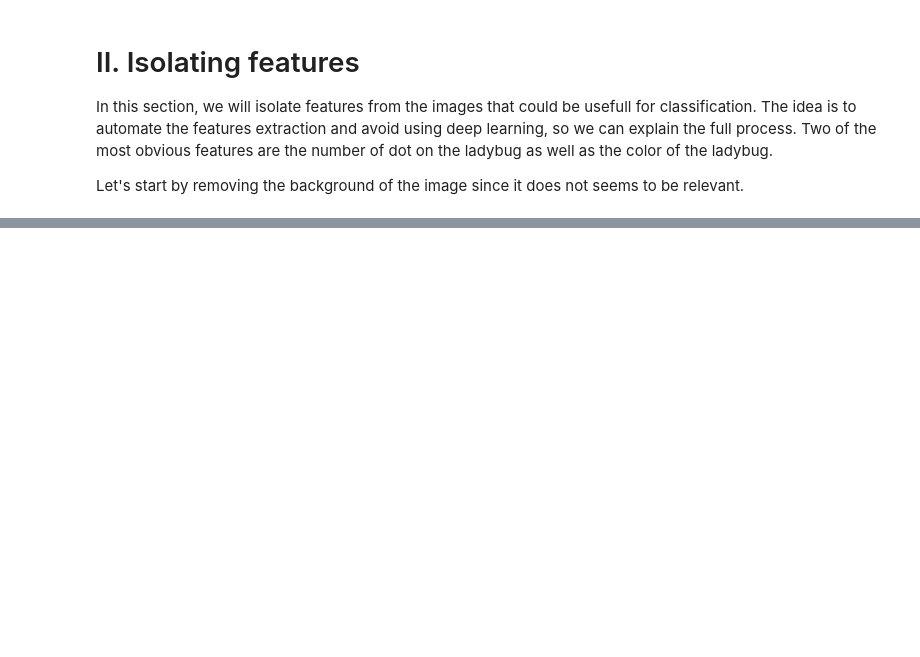
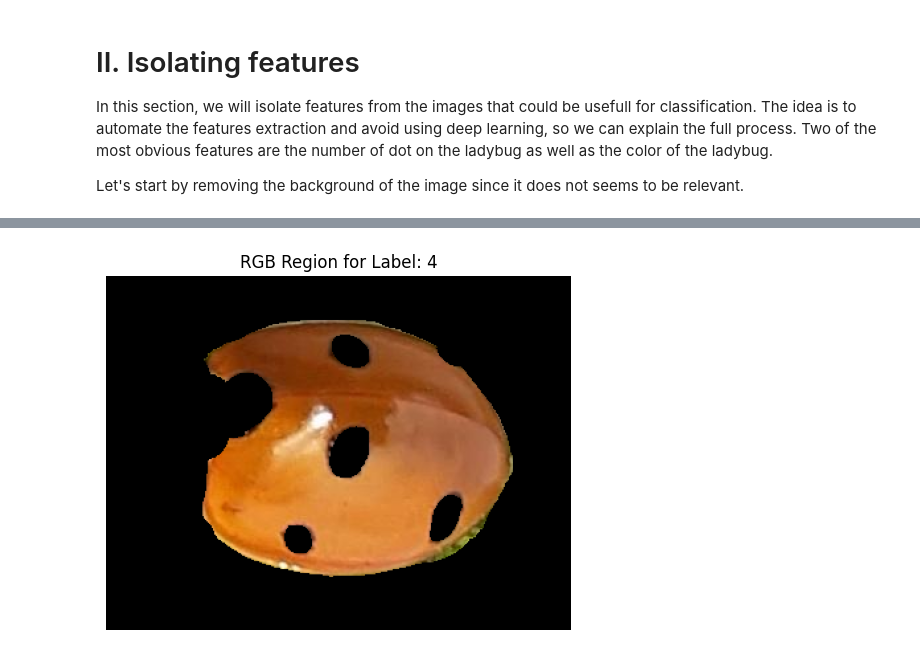
Before and after one commit to godefroylmb/Ladybug, a Jupyter notebook: feature_extraction.ipynb, the cells around one changed output, grey strips where cells are left out. Cells and saved outputs as stored; diff of their text form; code cells hidden in the pictures; blank space fills up the shorter version.

```diff
--- a/feature_extraction.ipynb
+++ b/feature_extraction.ipynb
@@ -195,0 +168,64 @@ plt.show()
+# %%
+def select_largest_central_object(indexedImg):
+    """
+    Select the largest non-background object whose center is closest to the image center.
+
+    We compute the center of each labeled region as well as its size and use it to score and select the region that fit the best our criteria.
+
+    Parameters:
+        indexedImg (np.ndarray): 2D numpy array of labeled regions.
+
+    Returns:
+        selectedMask (np.ndarray): Boolean mask of the selected region.
+        selectedIndex (int): Label of the selected region.
+    """
+    h, w = indexedImg.shape
+    center = np.array([h / 2, w / 2])
+
+    corners = [indexedImg[0, 0], indexedImg[0, -1], indexedImg[-1, 0], indexedImg[-1, -1]]
+    backgroundLabel = max(set(corners), key=corners.count)
+
+    selectedIndex = None
+    bestScore = None
+    selectedMask = None
+
+    for label in np.unique(indexedImg):
+        if label == backgroundLabel:
+            continue
+
+        mask = (indexedImg == label)
+        if not np.any(mask):
+            continue
+
+        # Compute centroid
+        coords = np.argwhere(mask)
+        centroid = coords.mean(axis=0)
+
+        # Compute distance to image center
+        distance = np.linalg.norm(centroid - center)
+
+        # Size of the region
+        size = coords.shape[0]
+
+        score = (-size, distance)
+
+        if bestScore is None or score < bestScore:
+            bestScore = score
+            selectedIndex = label
+            selectedMask = mask
+
+    return selectedMask, selectedIndex
+
+selectedMask, selectedIndex = select_largest_central_object(np.array(indexedImage))
+
+# Create masked image
+maskedRgb = np.zeros_like(rgbArray)
+maskedRgb[selectedMask] = rgbArray[selectedMask]
+
+plt.figure(figsize=(6, 6))
+plt.imshow(maskedRgb)
+plt.title(f"RGB Region for Label: {selectedIndex}")
+plt.axis("off")
+plt.show()
+# %% [output]
+[figure, added]
```
Also changed, not shown: parts of 11 cells of this notebook, 1 other file.
